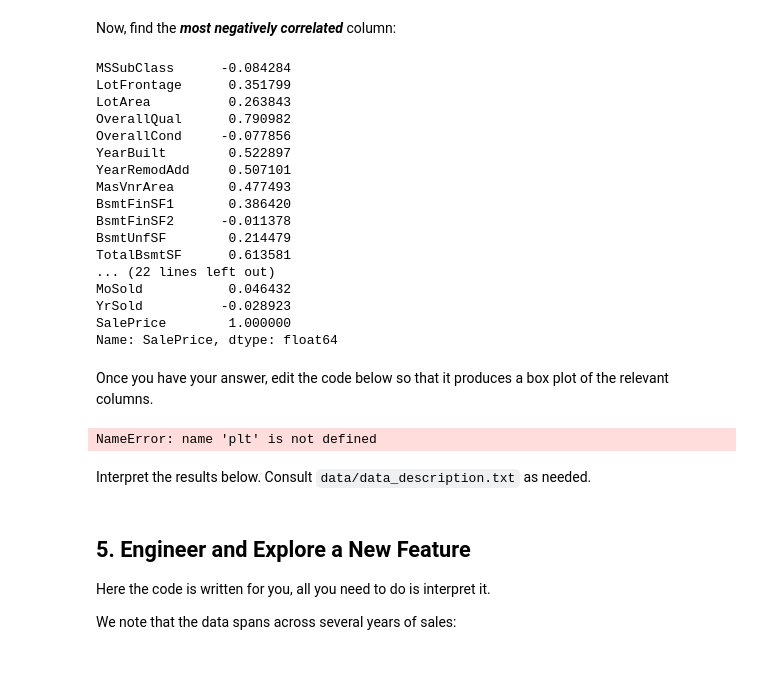
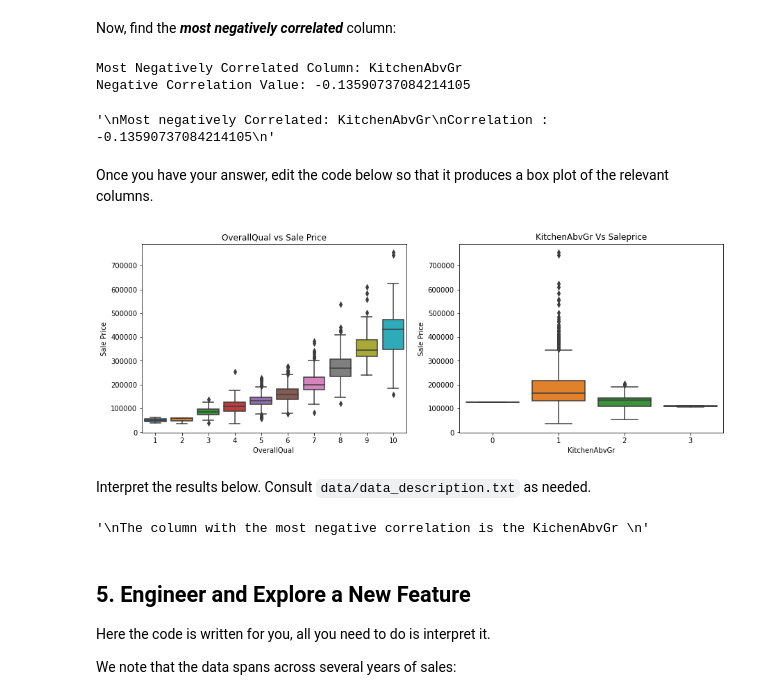
Before and after one commit to angela-cheruto9/dsc-pandas-eda-lab, a Jupyter notebook: index.ipynb, the cells around one changed output. Cells and saved outputs as stored; diff of their text form; code cells hidden in the pictures; blank space fills up the shorter version.

```diff
--- a/index.ipynb
+++ b/index.ipynb
@@ -488,0 +519,9 @@ SalePrice         0.111447  0.092404 -0.021190  0.046432 -0.028923   1.000000
+# %%
+# Your code here
+correlation_series = df.corr()['SalePrice'].sort_values()
+
+positive_correlation_value = correlation_series.iloc[-2]
+positive_correlation_column = correlation_series.index[-2]
+
+print("Most Positively Correlated Column:",positive_correlation_column )
+print("Positive Correlation Value:", positive_correlation_value)
@@ -489,64 +538,61 @@ SalePrice         0.111447  0.092404 -0.021190  0.046432 -0.028923   1.000000
 # %% [markdown]
 Now, find the ***most negatively correlated*** column:
-# %%
-# Your code here
-print(correlations["SalePrice"])
-# %% [output]
-MSSubClass      -0.084284
-LotFrontage      0.351799
-LotArea          0.263843
-OverallQual      0.790982
-OverallCond     -0.077856
-YearBuilt        0.522897
-YearRemodAdd     0.507101
-MasVnrArea       0.477493
-BsmtFinSF1       0.386420
-BsmtFinSF2      -0.011378
-BsmtUnfSF        0.214479
-TotalBsmtSF      0.613581
-... (22 lines left out)
-MoSold           0.046432
-YrSold          -0.028923
-SalePrice        1.000000
-Name: SalePrice, dtype: float64
+# %%
+# Your code here
+negative_correlation_value = correlation_series.iloc[0]
+negative_correlation_column = correlation_series.index[0]
+
+print("Most Negatively Correlated Column:", negative_correlation_column)
+print("Negative Correlation Value:", negative_correlation_value)
+# %% [output]
+Most Negatively Correlated Column: KitchenAbvGr
+Negative Correlation Value: -0.13590737084214105
+# %%
+"""
+Most negatively Correlated: KitchenAbvGr
+Correlation : -0.13590737084214105
+"""
+# %% [output]
+'\nMost negatively Correlated: KitchenAbvGr\nCorrelation : -0.13590737084214105\n'
 # %% [markdown]
 Once you have your answer, edit the code below so that it produces a box plot of the relevant columns.
 # %%
 # Replace None with appropriate code
-
 import seaborn as sns
 
 fig, (ax1, ax2) = plt.subplots(ncols=2, figsize=(15,5))
 
 # Plot distribution of column with highest correlation
 sns.boxplot(
-    x=['GrLivArea'],
+    x=df[positive_correlation_column],
     y=df["SalePrice"],
     ax=ax1
 )
 # Plot distribution of column with most negative correlation
 sns.boxplot(
-    x=['KitchenAbvGr'],
+    x=df[negative_correlation_column],
     y=df["SalePrice"],
     ax=ax2
 )
 
 # Customize labels
-ax1.set_title('Positive correlation')
-ax1.set_xlabel('GrLivArea')
+ax1.set_title('OverallQual vs Sale Price')
+ax1.set_xlabel('OverallQual ')
 ax1.set_ylabel("Sale Price")
-ax2.set_title('Negative correlation')
+ax2.set_title('KitchenAbvGr Vs Saleprice')
 ax2.set_xlabel('KitchenAbvGr')
 ax2.set_ylabel("Sale Price");
 # %% [output]
-NameError: name 'plt' is not defined
+[figure, added]
 # %% [markdown]
 Interpret the results below. Consult `data/data_description.txt` as needed.
 # %%
 # Replace None with appropriate text
 """
-None
+The column with the most negative correlation is the KichenAbvGr
 """
+# %% [output]
+'\nThe column with the most negative correlation is the KichenAbvGr \n'
 # %% [markdown]
 ## 5. Engineer and Explore a New Feature
 
```
Also changed, not shown: parts of 17 cells of this notebook.
